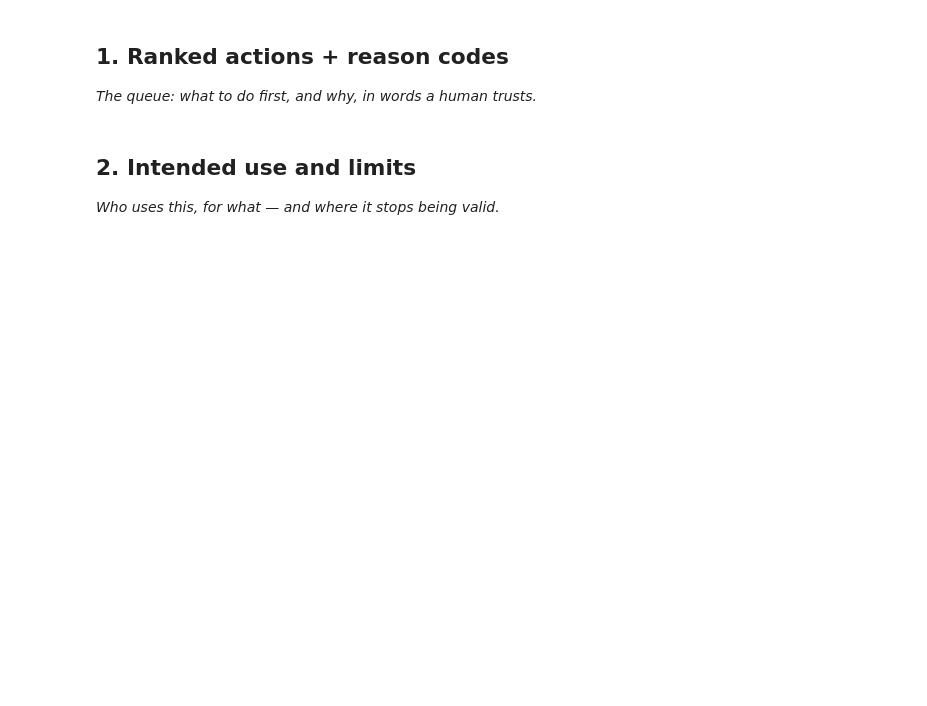
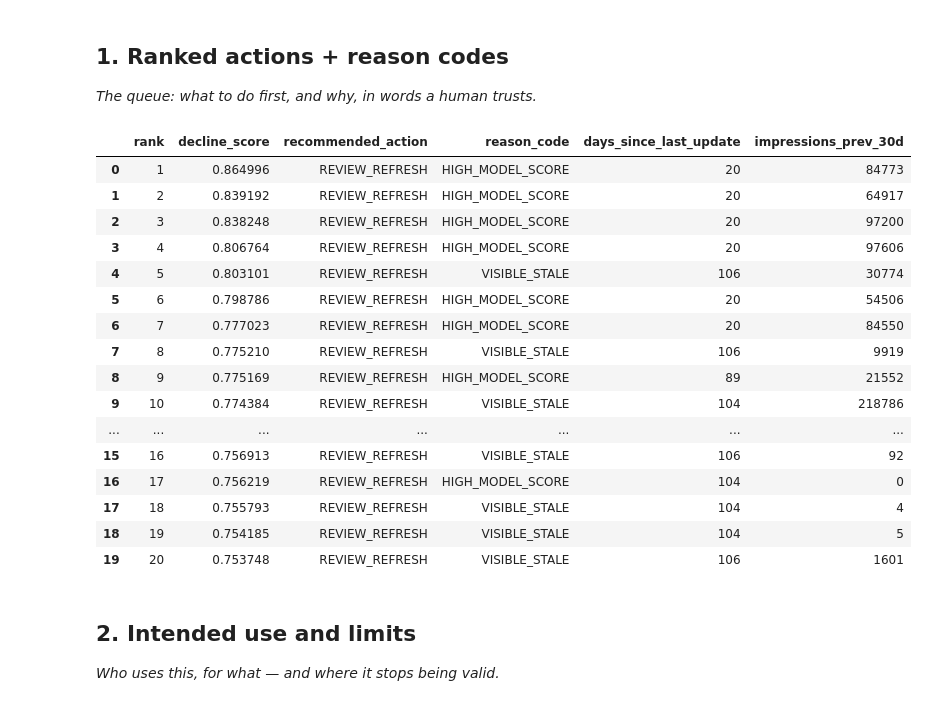
Before and after one commit to ma5029blp-wq/ML-flyrank-internship, a Jupyter notebook: work/notebooks/w07_action_playbook.ipynb, the cells around one changed output. Saved outputs shown, nothing was run; the diff lists cells and outputs as text; code cells hidden in the pictures; blank space fills up the shorter version.

Commit message:
Completed notebook w07_action_playbook.ipynb

```diff
--- a/work/notebooks/w07_action_playbook.ipynb
+++ b/work/notebooks/w07_action_playbook.ipynb
@@ -13,6 +104,54 @@ This skeleton is yours to fill. Work the sections **in order** — each one has
 # %%
 # This cell is for CODE (numbers, a query, a check).
 # Write your text answer in the cell ABOVE this one — typing sentences here breaks Run All.
+
+queue = X_test.copy()
+
+queue["decline_score"] = test_probabilities
+queue["actual_declining"] = y_test.values
+queue["reason_code"] = np.where(
+    (queue["days_since_last_update"] >= 91) &
+    (queue["impressions_prev_30d"] > 0),
+    "VISIBLE_STALE",
+    "HIGH_MODEL_SCORE"
+)
+
+queue["recommended_action"] = "REVIEW_REFRESH"
+
+queue = queue.sort_values(
+    "decline_score",
+    ascending=False
+).reset_index(drop=True)
+
+queue["rank"] = queue.index + 1
+queue[
+    [
+        "rank",
+        "decline_score",
+        "recommended_action",
+        "reason_code",
+        "days_since_last_update",
+        "impressions_prev_30d"
+    ]
+].head(20)
+# %% [output]
+|  | rank | decline_score | recommended_action | reason_code | days_since_last_update | impressions_prev_30d |
+| 0 | 1 | 0.864996 | REVIEW_REFRESH | HIGH_MODEL_SCORE | 20 | 84773 |
+| 1 | 2 | 0.839192 | REVIEW_REFRESH | HIGH_MODEL_SCORE | 20 | 64917 |
+| 2 | 3 | 0.838248 | REVIEW_REFRESH | HIGH_MODEL_SCORE | 20 | 97200 |
+| 3 | 4 | 0.806764 | REVIEW_REFRESH | HIGH_MODEL_SCORE | 20 | 97606 |
+| 4 | 5 | 0.803101 | REVIEW_REFRESH | VISIBLE_STALE | 106 | 30774 |
+| 5 | 6 | 0.798786 | REVIEW_REFRESH | HIGH_MODEL_SCORE | 20 | 54506 |
+| 6 | 7 | 0.777023 | REVIEW_REFRESH | HIGH_MODEL_SCORE | 20 | 84550 |
+| 7 | 8 | 0.775210 | REVIEW_REFRESH | VISIBLE_STALE | 106 | 9919 |
+| 8 | 9 | 0.775169 | REVIEW_REFRESH | HIGH_MODEL_SCORE | 89 | 21552 |
+| 9 | 10 | 0.774384 | REVIEW_REFRESH | VISIBLE_STALE | 104 | 218786 |
+| ... | ... | ... | ... | ... | ... | ... |
+| 15 | 16 | 0.756913 | REVIEW_REFRESH | VISIBLE_STALE | 106 | 92 |
+| 16 | 17 | 0.756219 | REVIEW_REFRESH | HIGH_MODEL_SCORE | 104 | 0 |
+| 17 | 18 | 0.755793 | REVIEW_REFRESH | VISIBLE_STALE | 104 | 4 |
+| 18 | 19 | 0.754185 | REVIEW_REFRESH | VISIBLE_STALE | 104 | 5 |
+| 19 | 20 | 0.753748 | REVIEW_REFRESH | VISIBLE_STALE | 106 | 1601 |
 # %% [markdown]
 ## 2. Intended use and limits
 
```
Also changed, not shown: parts of 11 cells of this notebook.
